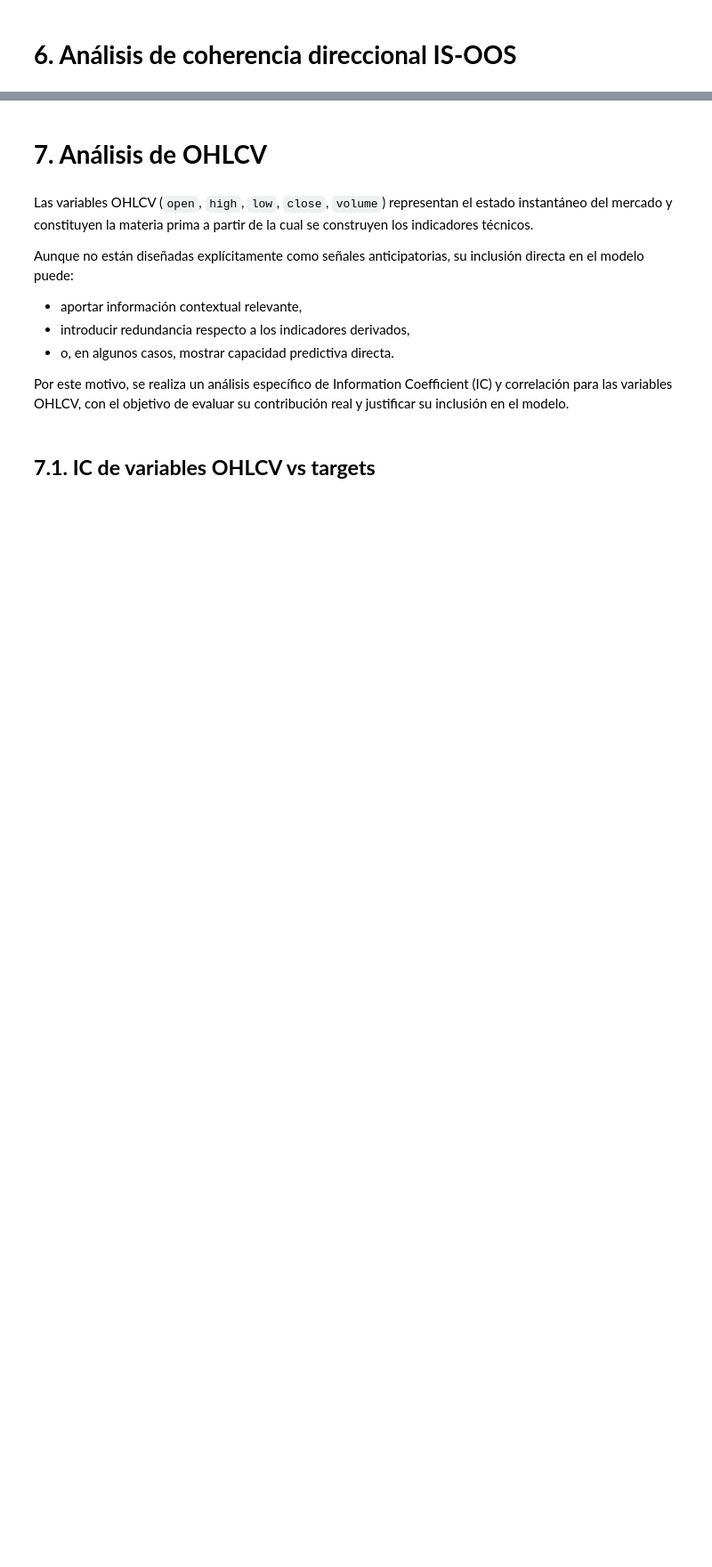
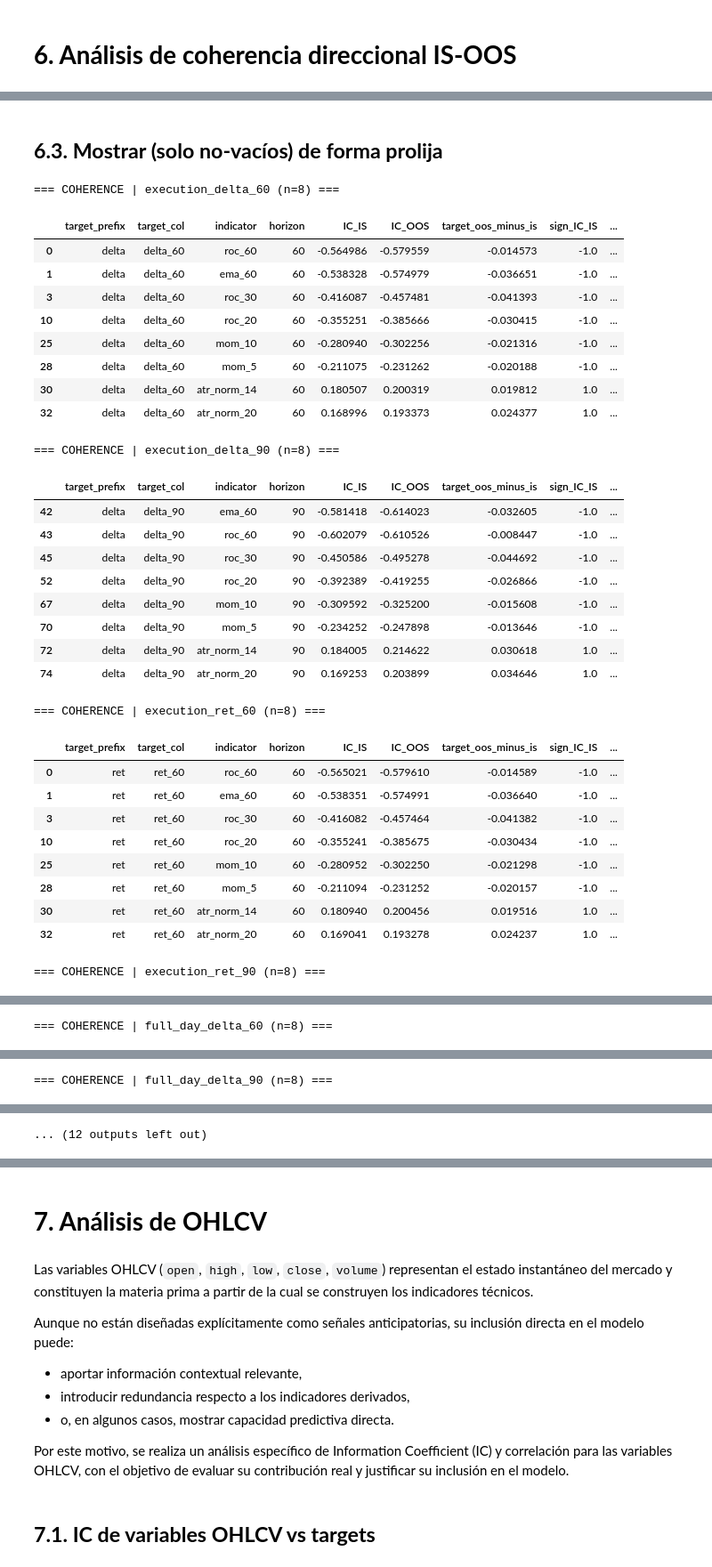
Before and after one commit to GUNAPILLCO/neural_profit, a Jupyter notebook: stage_03_feature_engineering/stage_03_feature_engineering.ipynb, the cells around one changed output, grey strips where cells are left out. Shown at 89% size. Cells and saved outputs as stored; diff of their text form; code cells hidden in the pictures; blank space fills up the shorter version.

```diff
--- a/stage_03_feature_engineering/stage_03_feature_engineering.ipynb
+++ b/stage_03_feature_engineering/stage_03_feature_engineering.ipynb
@@ -4205,0 +4025,22 @@ targets = ['ret_60', 'ret_90']
+# %%
+import pandas as pd
+
+def run_coherence_for_key(
+    key: str,
+    ic_tables: dict[str, pd.DataFrame],
+    indicators: list[str],
+) -> pd.DataFrame:
+    """
+    key: ej 'full_day_delta_60'
+    indicators: lista a evaluar (p.ej tech_indicators_finals o la union final)
+    """
+    df = ic_tables[key].copy()
+
+    # Filtrar solo los indicadores de interés
+    df_sel = df[df["indicator"].isin(indicators)].copy()
+
+    # Si queda vacío, devolver vacío (evita errores)
+    if df_sel.empty:
+        return pd.DataFrame()
+
+    return check_directional_coherence(df_sel)
@@ -4205,0 +4049,55 @@ targets = ['ret_60', 'ret_90']
+# %%
+
+coherence_all = {}
+
+for key in sorted(ic_tables.keys()):
+    coherence_all[key] = run_coherence_for_key(
+        key=key,
+        ic_tables=ic_tables,
+        indicators=tech_indicators_finals,   # <-- o tu lista final consolidada
+    )
+# %% [markdown]
+## **6.3. Mostrar (solo no-vacíos) de forma prolija**
+# %%
+# ------------------------------------------------------------
+# 3) Mostrar (solo no-vacíos) de forma prolija
+# ------------------------------------------------------------
+for key in sorted(coherence_all.keys()):
+    dfc = coherence_all[key]
+    if dfc is None or dfc.empty:
+        continue
+
+    print(f"\n=== COHERENCE | {key} (n={len(dfc)}) ===")
+    display(dfc)
+# %% [output]
+=== COHERENCE | execution_delta_60 (n=8) ===
+|  | target_prefix | target_col | indicator | horizon | IC_IS | IC_OOS | target_oos_minus_is | sign_IC_IS | ... |
+| 0 | delta | delta_60 | roc_60 | 60 | -0.564986 | -0.579559 | -0.014573 | -1.0 | ... |
+| 1 | delta | delta_60 | ema_60 | 60 | -0.538328 | -0.574979 | -0.036651 | -1.0 | ... |
+| 3 | delta | delta_60 | roc_30 | 60 | -0.416087 | -0.457481 | -0.041393 | -1.0 | ... |
+| 10 | delta | delta_60 | roc_20 | 60 | -0.355251 | -0.385666 | -0.030415 | -1.0 | ... |
+| 25 | delta | delta_60 | mom_10 | 60 | -0.280940 | -0.302256 | -0.021316 | -1.0 | ... |
+| 28 | delta | delta_60 | mom_5 | 60 | -0.211075 | -0.231262 | -0.020188 | -1.0 | ... |
+| 30 | delta | delta_60 | atr_norm_14 | 60 | 0.180507 | 0.200319 | 0.019812 | 1.0 | ... |
+| 32 | delta | delta_60 | atr_norm_20 | 60 | 0.168996 | 0.193373 | 0.024377 | 1.0 | ... |
+=== COHERENCE | execution_delta_90 (n=8) ===
+|  | target_prefix | target_col | indicator | horizon | IC_IS | IC_OOS | target_oos_minus_is | sign_IC_IS | ... |
+| 42 | delta | delta_90 | ema_60 | 90 | -0.581418 | -0.614023 | -0.032605 | -1.0 | ... |
+| 43 | delta | delta_90 | roc_60 | 90 | -0.602079 | -0.610526 | -0.008447 | -1.0 | ... |
+| 45 | delta | delta_90 | roc_30 | 90 | -0.450586 | -0.495278 | -0.044692 | -1.0 | ... |
+| 52 | delta | delta_90 | roc_20 | 90 | -0.392389 | -0.419255 | -0.026866 | -1.0 | ... |
+| 67 | delta | delta_90 | mom_10 | 90 | -0.309592 | -0.325200 | -0.015608 | -1.0 | ... |
+| 70 | delta | delta_90 | mom_5 | 90 | -0.234252 | -0.247898 | -0.013646 | -1.0 | ... |
+| 72 | delta | delta_90 | atr_norm_14 | 90 | 0.184005 | 0.214622 | 0.030618 | 1.0 | ... |
+| 74 | delta | delta_90 | atr_norm_20 | 90 | 0.169253 | 0.203899 | 0.034646 | 1.0 | ... |
+=== COHERENCE | execution_ret_60 (n=8) ===
+|  | target_prefix | target_col | indicator | horizon | IC_IS | IC_OOS | target_oos_minus_is | sign_IC_IS | ... |
+| 0 | ret | ret_60 | roc_60 | 60 | -0.565021 | -0.579610 | -0.014589 | -1.0 | ... |
+| 1 | ret | ret_60 | ema_60 | 60 | -0.538351 | -0.574991 | -0.036640 | -1.0 | ... |
+| 3 | ret | ret_60 | roc_30 | 60 | -0.416082 | -0.457464 | -0.041382 | -1.0 | ... |
+| 10 | ret | ret_60 | roc_20 | 60 | -0.355241 | -0.385675 | -0.030434 | -1.0 | ... |
+| 25 | ret | ret_60 | mom_10 | 60 | -0.280952 | -0.302250 | -0.021298 | -1.0 | ... |
+| 28 | ret | ret_60 | mom_5 | 60 | -0.211094 | -0.231252 | -0.020157 | -1.0 | ... |
+| 30 | ret | ret_60 | atr_norm_14 | 60 | 0.180940 | 0.200456 | 0.019516 | 1.0 | ... |
+| 32 | ret | ret_60 | atr_norm_20 | 60 | 0.169041 | 0.193278 | 0.024237 | 1.0 | ... |
+=== COHERENCE | execution_ret_90 (n=8) ===
@@ -4205,0 +4113 @@ targets = ['ret_60', 'ret_90']
+=== COHERENCE | full_day_delta_60 (n=8) ===
@@ -4205,0 +4123 @@ targets = ['ret_60', 'ret_90']
+=== COHERENCE | full_day_delta_90 (n=8) ===
@@ -4205,0 +4133 @@ targets = ['ret_60', 'ret_90']
+... (12 outputs left out)
```
Also changed, not shown: parts of 79 cells of this notebook.
